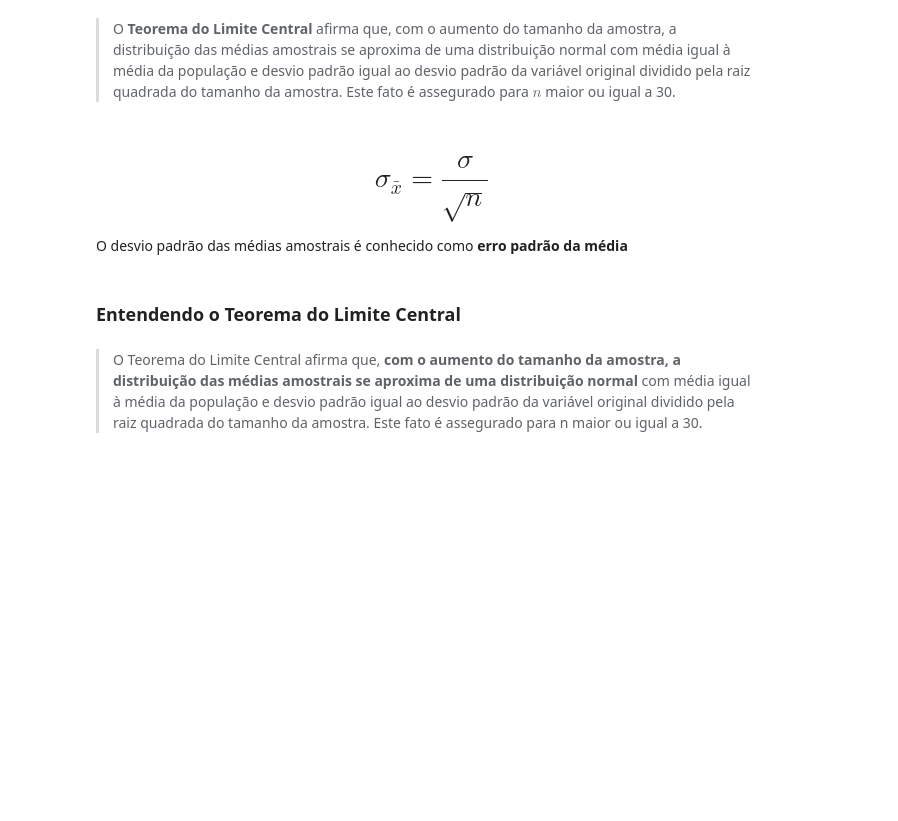
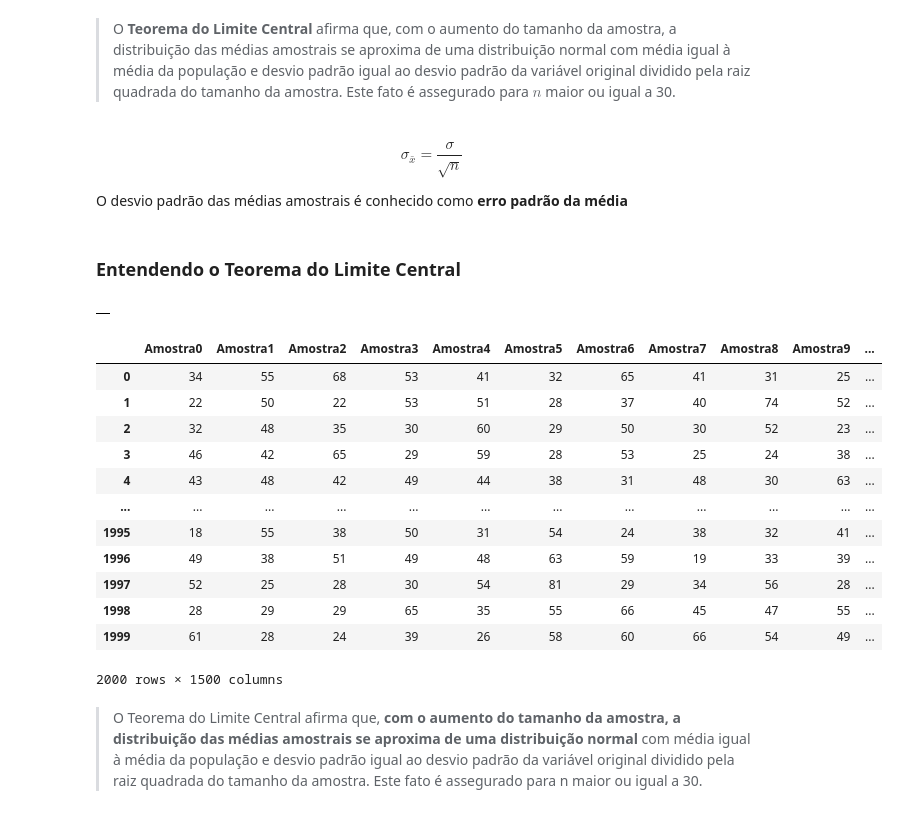
Before and after one commit to lemaldonadogm/Courses, a Jupyter notebook: Statistics/Parte 2 - Probabilidade e Amostragem/Curso_de_Estatística_Parte_2.ipynb, the cells around one changed output. Cells and saved outputs as stored; diff of their text form; code cells hidden in the pictures; blank space fills up the shorter version.

```diff
--- a/Statistics/Parte 2 - Probabilidade e Amostragem/Curso_de_Estatística_Parte_2.ipynb
+++ b/Statistics/Parte 2 - Probabilidade e Amostragem/Curso_de_Estatística_Parte_2.ipynb
@@ -987,7 +987,9 @@ Suponha que os pesos dos sacos de arroz de uma indústria alimentícia se distri
 # %% [markdown]
 > O **Teorema do Limite Central** afirma que, com o aumento do tamanho da amostra, a distribuição das médias amostrais se aproxima de uma distribuição normal com média igual à média da população e desvio padrão igual ao desvio padrão da variável original dividido pela raiz quadrada do tamanho da amostra. Este fato é assegurado para $n$ maior ou igual a 30.
 # %% [markdown]
-# $$\sigma_\bar{x} = \frac{\sigma}{\sqrt{n}}$$
+$$
+\sigma_{\bar{x}} = \frac{\sigma}{\sqrt{n}}
+$$
 
 O desvio padrão das médias amostrais é conhecido como **erro padrão da média**
 # %% [markdown]
@@ -995,2 +1001,30 @@ O desvio padrão das médias amostrais é conhecido como **erro padrão da médi
+# %%
+## Crio um dataframe vazio
+
+amostras = pd.DataFrame()
+amostras
+# %% [output]
+|  |
+# %%
+for i in range (0, total_de_amostras):
+    _ = dados.Idade.sample(n)    ## Crio uma lista com minha amostra aleatória de 2000 elementos
+    _.index = range (0, len(_))  ## Reseto o index dela para não vir com index original do dataframe
+    amostras['Amostra' + str(i)] = _   ## Crio uma coluna para cada amostra que eu fiz, até 1500
+
+amostras
+# %% [output]
+|  | Amostra0 | Amostra1 | Amostra2 | Amostra3 | Amostra4 | Amostra5 | Amostra6 | Amostra7 | Amostra8 | Amostra9 | ... |
+| 0 | 34 | 55 | 68 | 53 | 41 | 32 | 65 | 41 | 31 | 25 | ... |
+| 1 | 22 | 50 | 22 | 53 | 51 | 28 | 37 | 40 | 74 | 52 | ... |
+| 2 | 32 | 48 | 35 | 30 | 60 | 29 | 50 | 30 | 52 | 23 | ... |
+| 3 | 46 | 42 | 65 | 29 | 59 | 28 | 53 | 25 | 24 | 38 | ... |
+| 4 | 43 | 48 | 42 | 49 | 44 | 38 | 31 | 48 | 30 | 63 | ... |
+| ... | ... | ... | ... | ... | ... | ... | ... | ... | ... | ... | ... |
+| 1995 | 18 | 55 | 38 | 50 | 31 | 54 | 24 | 38 | 32 | 41 | ... |
+| 1996 | 49 | 38 | 51 | 49 | 48 | 63 | 59 | 19 | 33 | 39 | ... |
+| 1997 | 52 | 25 | 28 | 30 | 54 | 81 | 29 | 34 | 56 | 28 | ... |
+| 1998 | 28 | 29 | 29 | 65 | 35 | 55 | 66 | 45 | 47 | 55 | ... |
+| 1999 | 61 | 28 | 24 | 39 | 26 | 58 | 60 | 66 | 54 | 49 | ... |
+2000 rows × 1500 columns
 # %% [markdown]
 > O Teorema do Limite Central afirma que, **com o aumento do tamanho da amostra, a distribuição das médias amostrais se aproxima de uma distribuição normal** com média igual à média da população e desvio padrão igual ao desvio padrão da variável original dividido pela raiz quadrada do tamanho da amostra. Este fato é assegurado para n maior ou igual a 30.
```
Also changed, not shown: parts of 27 cells of this notebook.
